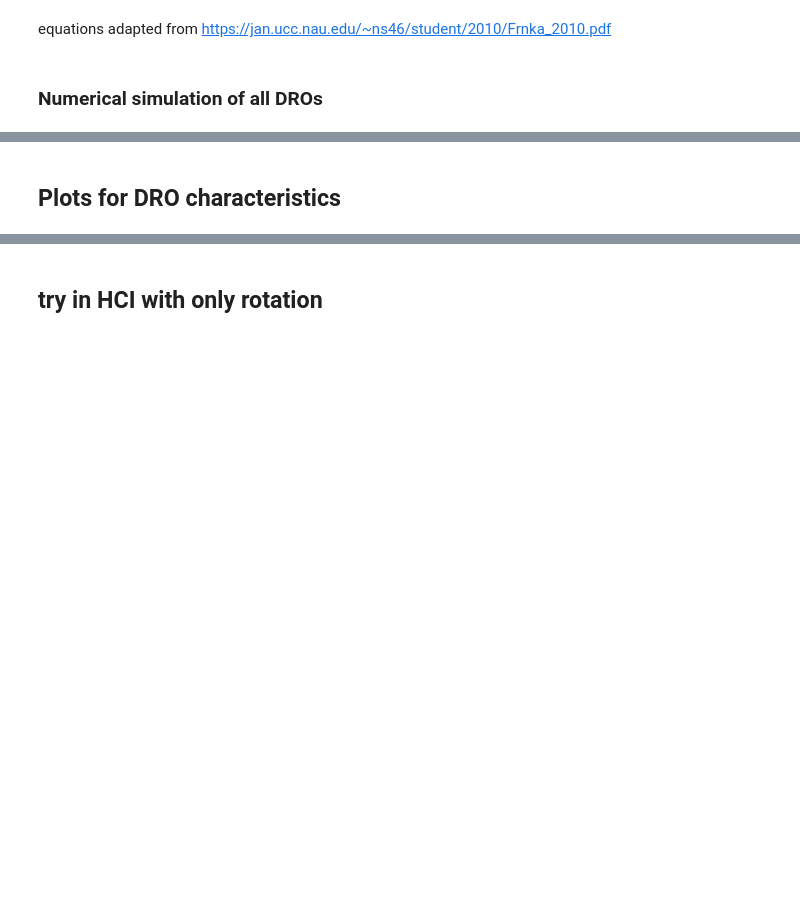
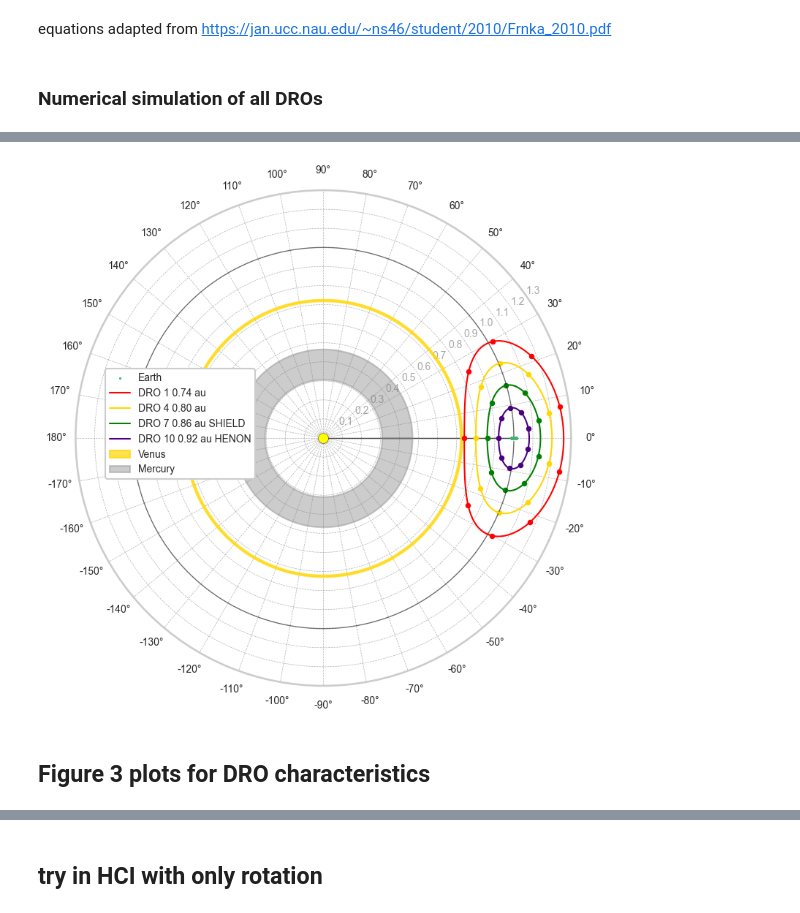
Before and after one commit to cmoestl/dro_orbits, a Jupyter notebook: dro.ipynb, the cells around one changed output, grey strips where cells are left out. Drawn from its saved outputs; the diff is of its cells as text; code cells hidden in the pictures; blank space fills up the shorter version.

```diff
--- a/dro.ipynb
+++ b/dro.ipynb
@@ -516,0 +528,77 @@ longitudes: [  0.  13.  17.  13.   5.  -5. -13. -17. -13.  -0.]
+# %%
+sns.set_style('whitegrid')
+sns.set_context('talk')
+
+fig, ax = plt.subplots(1,figsize=(10, 8),subplot_kw={'projection': 'polar'},dpi=100)
+
+#ax.text(0,0,'Sun', color='black', ha='center',fontsize=fsize-5,verticalalignment='top')
+#ax.text(0,1.2,'Earth', color='mediumseagreen', ha='center',fontsize=fsize-5,verticalalignment='center')
+symsize_planet=5
+# Sun
+ax.scatter(0,0,s=100,c='yellow',alpha=1, edgecolors='black', linewidth=0.3)
+ax.scatter(earth.lon, earth.r, s=symsize_planet, c='mediumseagreen', alpha=1,lw=0,zorder=3,marker=None, label='Earth')
+
+#Sun-Earth line
+ax.plot(np.zeros(11),np.arange(0,1.1,0.1),c='k',lw=1,alpha=0.8,linestyle='-',zorder=0)
+
+#1 au circle
+ax.plot(np.deg2rad(np.arange(0,360)),np.zeros(360)+1,lw=1,alpha=0.5,linestyle='-',c='black', marker=None)
+
+
+ax.plot(orbits_polar[1,:,0], orbits_polar[0,:,0], dro_colors[0], linewidth=1.5, alpha=1.0, label='DRO 1 0.74 au')
+ax.plot(orbits_polar[1,:,3], orbits_polar[0,:,3], dro_colors[3], linewidth=1.5, alpha=1.0, label='DRO 4 0.80 au')
+ax.plot(orbits_polar[1,:,6], orbits_polar[0,:,6], dro_colors[6], linewidth=1.5, alpha=1.0, label='DRO 7 0.86 au SHIELD')
+ax.plot(orbits_polar[1,:,9], orbits_polar[0,:,9], dro_colors[9], linewidth=1.5, alpha=1.0, label='DRO 10 0.92 au HENON')
+
+# grid line appearance
+ax.grid(True, color='gray', linewidth=0.5, linestyle='--', alpha=0.6)
+
+#shaded areas for planets
+inner_venus=0.718440
+outer_venus=0.728213
+theta = np.linspace(0, 2 * np.pi, 200)
+r_inner = np.full_like(theta, inner_venus)
+r_outer = np.full_like(theta, outer_venus)
+ax.fill_between(theta, r_inner, r_outer, color='gold', alpha=0.7, label='Venus')
+
+inner_mercury=   0.307499
+outer_mercury= 0.466697
+r_inner = np.full_like(theta, inner_mercury)
+r_outer = np.full_like(theta, outer_mercury)
+ax.fill_between(theta, r_inner, r_outer, color='grey', alpha=0.4, label='Mercury')
+
+fsize=15
+#set axes
+ax.set_theta_zero_location('E')
+plt.rgrids((0.1,0.2,0.3,0.4,0.5,0.6,0.7,0.8,0.9,1.0,1.1,1.2,1.3,1.6,2.0,2.5),('0.1','0.2','0.3','0.4','0.5','0.6','0.7','0.8','0.9','1.0','1.1','1.2','1.3','1.6 AU','2.0','2.5'),angle=35, fontsize=fsize-5,alpha=0.4)
+
+degrees = np.arange(0, 360, 10)
+ax.set_xticks(np.radians(degrees))
+
+deg_label = np.concatenate([np.arange(0, 190, 10), np.arange(-170,0,10)])
+ax.set_xticklabels([f'{d}°' for d in deg_label], fontsize=10)
+#ax.legend(bbox_to_anchor=(0.95, 1.03), loc='upper left',fontsize=10)
+ax.legend(bbox_to_anchor=(0.05, 0.65), loc='upper left',fontsize=10, framealpha=1.0)
+ax.set_ylim(0, 1.3)
+
+################### plot spacecraft
+#number of SHIELD spacecraft
+nr_sc=9
+print(array_size) # all time datapoints
+interval=int(np.round(array_size/nr_sc)) #round to nearest hour
+#indices of shield spacecraft equidistant in time over 1 year, cutoff so that
+shield_i=np.arange(0,array_size,interval)[0:9]
+
+print('Number of SHIELD Spacecraft:',nr_sc)
+print('Interval in days:',interval/24)
+print('longitudes:',np.round(np.rad2deg(orbits_polar[1,shield_i,0])))
+
+ax.scatter(orbits_polar[1,shield_i,0], orbits_polar[0,shield_i,0],marker='o', c=dro_colors[0], alpha=1.0,s=15)
+ax.scatter(orbits_polar[1,shield_i,3], orbits_polar[0,shield_i,3],marker='o', c=dro_colors[3], alpha=1.0,s=15)
+ax.scatter(orbits_polar[1,shield_i,6], orbits_polar[0,shield_i,6],marker='o', c=dro_colors[6], alpha=1.0,s=15)
+ax.scatter(orbits_polar[1,shield_i,9], orbits_polar[0,shield_i,9],marker='o', c=dro_colors[9], alpha=1.0,s=15)
+
+plt.tight_layout()
+plt.savefig('results/fig2_polar.png', dpi=300,bbox_inches='tight')
+plt.savefig('results/fig2_polar.pdf', dpi=300,bbox_inches='tight')
+# %% [output]
@@ -517,2 +609,3 @@ longitudes: [  0.  13.  17.  13.   5.  -5. -13. -17. -13.  -0.]
+[figure, added]
 # %% [markdown]
-## Plots for DRO characteristics
+## Figure 3 plots for DRO characteristics
```
Also changed, not shown: parts of 43 cells of this notebook, 55 other files.
